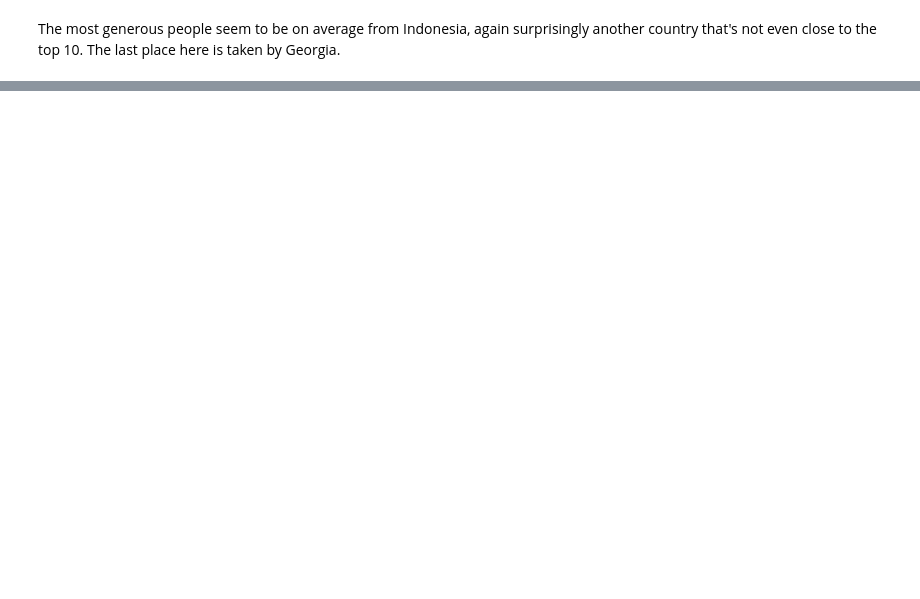
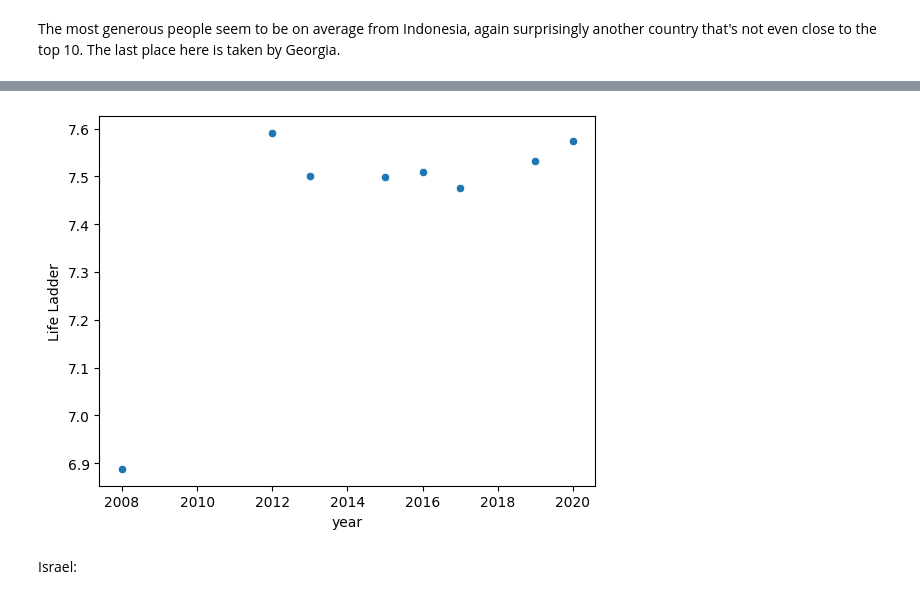
Before and after one commit to VladanT3/Exploratory_Data_Analysis, a Jupyter notebook: World Happiness Report/world-happiness-report.ipynb, the cells around one changed output, grey strips where cells are left out. Saved outputs shown, nothing was run; the diff lists cells and outputs as text; code cells hidden in the pictures; blank space fills up the shorter version.

```diff
--- a/World Happiness Report/world-happiness-report.ipynb
+++ b/World Happiness Report/world-happiness-report.ipynb
@@ -117,0 +273,3 @@ The most generous people seem to be on average from Indonesia, again surprisingl
+# %%
+df_iceland = df[df['Country name'] == 'Iceland']
+df_iceland
@@ -117,0 +286,7 @@ The most generous people seem to be on average from Indonesia, again surprisingl
+# %%
+sn.scatterplot(data=df_iceland, x='year', y='Life Ladder')
+plt.show()
+# %% [output]
+[figure, added]
+# %% [markdown]
+Israel:
```
Also changed, not shown: parts of 60 cells of this notebook.
